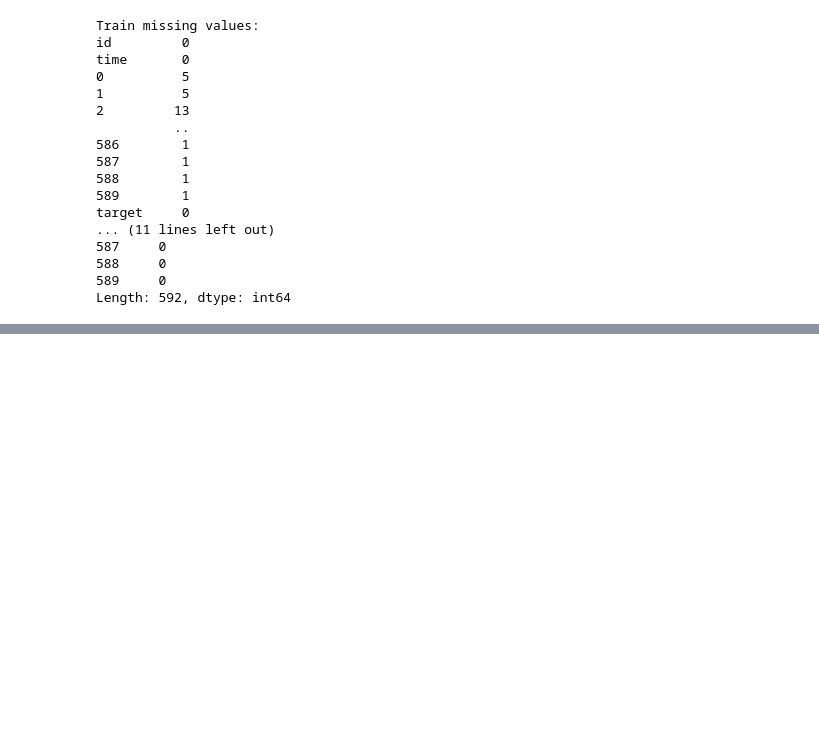
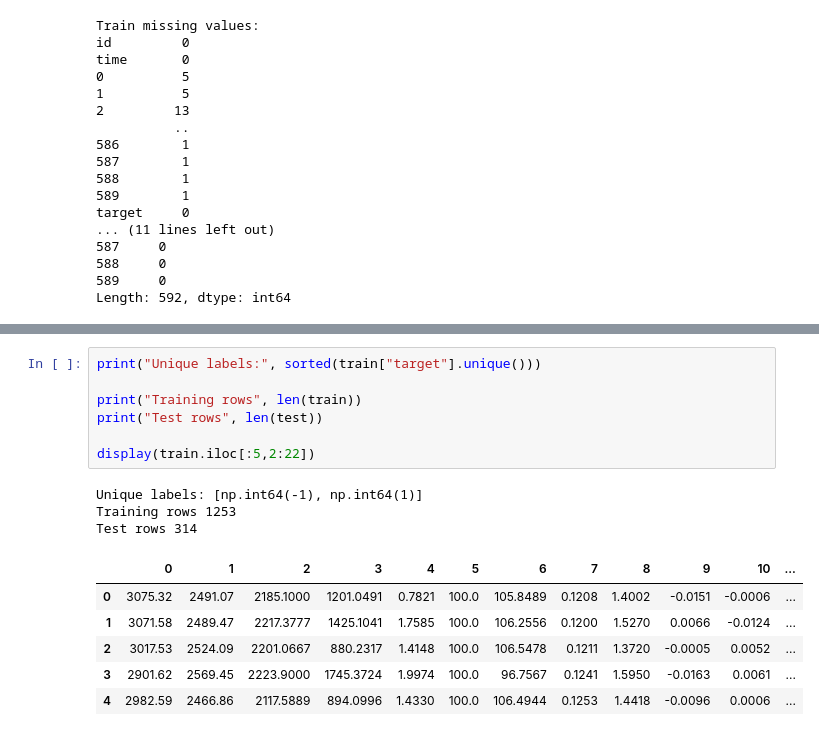
Before and after one commit to shahedtheboss/SECOM_kaggle_comp, a Jupyter notebook: SECOM_kaggle_comp.ipynb, the cells around one changed output, grey strips where cells are left out. Cells and saved outputs as stored; diff of their text form; blank space fills up the shorter version.

```diff
--- a/SECOM_kaggle_comp.ipynb
+++ b/SECOM_kaggle_comp.ipynb
@@ -180,0 +213,17 @@ print(sample_submission.columns.tolist())
+# %%
+print("Unique labels:", sorted(train["target"].unique()))
+
+print("Training rows", len(train))
+print("Test rows", len(test))
+
+display(train.iloc[:5,2:22])
+# %% [output]
+Unique labels: [np.int64(-1), np.int64(1)]
+Training rows 1253
+Test rows 314
+|  | 0 | 1 | 2 | 3 | 4 | 5 | 6 | 7 | 8 | 9 | 10 | ... |
+| 0 | 3075.32 | 2491.07 | 2185.1000 | 1201.0491 | 0.7821 | 100.0 | 105.8489 | 0.1208 | 1.4002 | -0.0151 | -0.0006 | ... |
+| 1 | 3071.58 | 2489.47 | 2217.3777 | 1425.1041 | 1.7585 | 100.0 | 106.2556 | 0.1200 | 1.5270 | 0.0066 | -0.0124 | ... |
+| 2 | 3017.53 | 2524.09 | 2201.0667 | 880.2317 | 1.4148 | 100.0 | 106.5478 | 0.1211 | 1.3720 | -0.0005 | 0.0052 | ... |
+| 3 | 2901.62 | 2569.45 | 2223.9000 | 1745.3724 | 1.9974 | 100.0 | 96.7567 | 0.1241 | 1.5950 | -0.0163 | 0.0061 | ... |
+| 4 | 2982.59 | 2466.86 | 2117.5889 | 894.0996 | 1.4330 | 100.0 | 106.4944 | 0.1253 | 1.4418 | -0.0096 | 0.0006 | ... |
```
Also changed, not shown: parts of 26 cells of this notebook.
